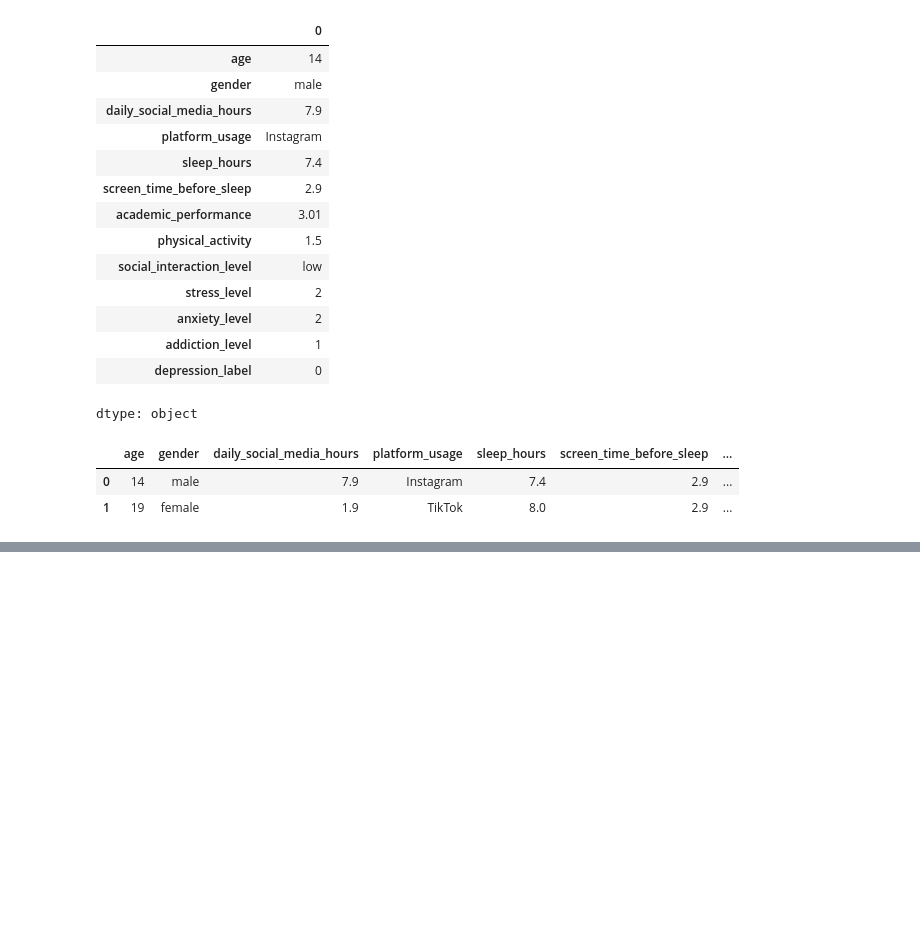
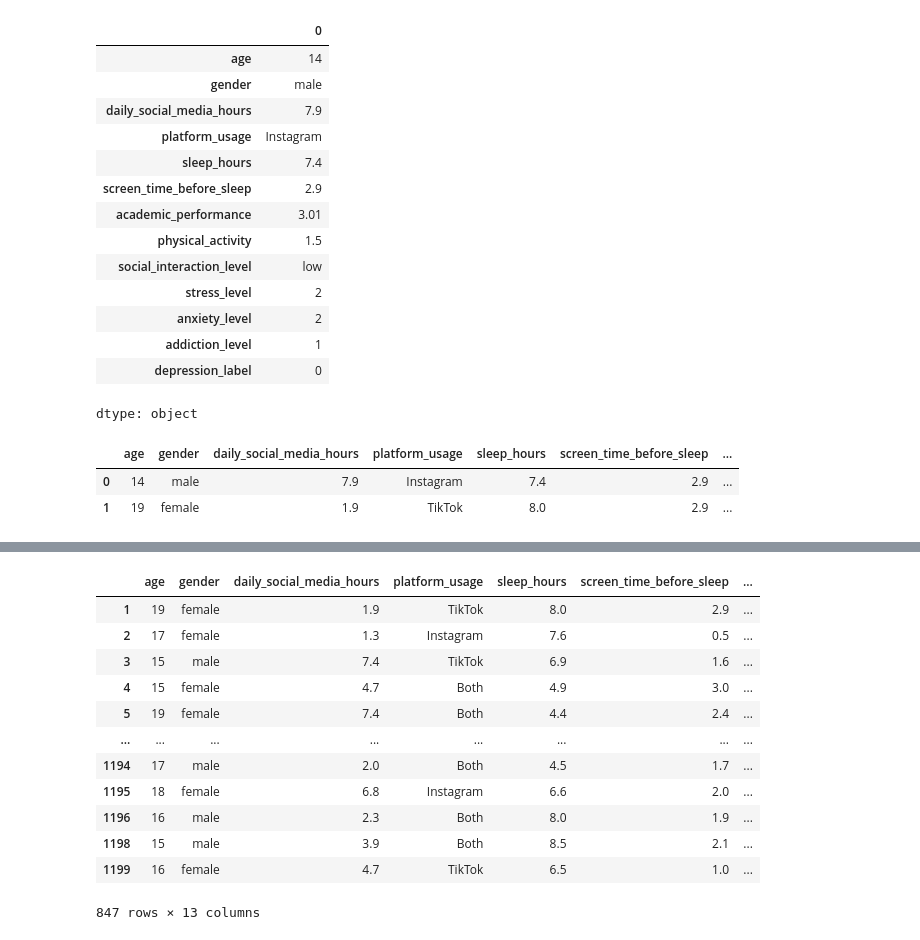
Before and after one commit to Julia-Wambua/CDAV-, a Jupyter notebook: Teen_Mental_Health_Dataset.ipynb, the cells around one changed output, grey strips where cells are left out. Cells and saved outputs as stored; diff of their text form; code cells hidden in the pictures; blank space fills up the shorter version.

```diff
--- a/Teen_Mental_Health_Dataset.ipynb
+++ b/Teen_Mental_Health_Dataset.ipynb
@@ -274,0 +360,17 @@ df.iloc[0:2] # showa you the first and second row.....indices are applied
+# %%
+df[ df ["age"] > 14 ]
+# from this dataframe, give me rows where age is greater than 14
+# %% [output]
+|  | age | gender | daily_social_media_hours | platform_usage | sleep_hours | screen_time_before_sleep | ... |
+| 1 | 19 | female | 1.9 | TikTok | 8.0 | 2.9 | ... |
+| 2 | 17 | female | 1.3 | Instagram | 7.6 | 0.5 | ... |
+| 3 | 15 | male | 7.4 | TikTok | 6.9 | 1.6 | ... |
+| 4 | 15 | female | 4.7 | Both | 4.9 | 3.0 | ... |
+| 5 | 19 | female | 7.4 | Both | 4.4 | 2.4 | ... |
+| ... | ... | ... | ... | ... | ... | ... | ... |
+| 1194 | 17 | male | 2.0 | Both | 4.5 | 1.7 | ... |
+| 1195 | 18 | female | 6.8 | Instagram | 6.6 | 2.0 | ... |
+| 1196 | 16 | male | 2.3 | Both | 8.0 | 1.9 | ... |
+| 1198 | 15 | male | 3.9 | Both | 8.5 | 2.1 | ... |
+| 1199 | 16 | female | 4.7 | TikTok | 6.5 | 1.0 | ... |
+847 rows × 13 columns
```
Also changed, not shown: parts of 48 cells of this notebook.
